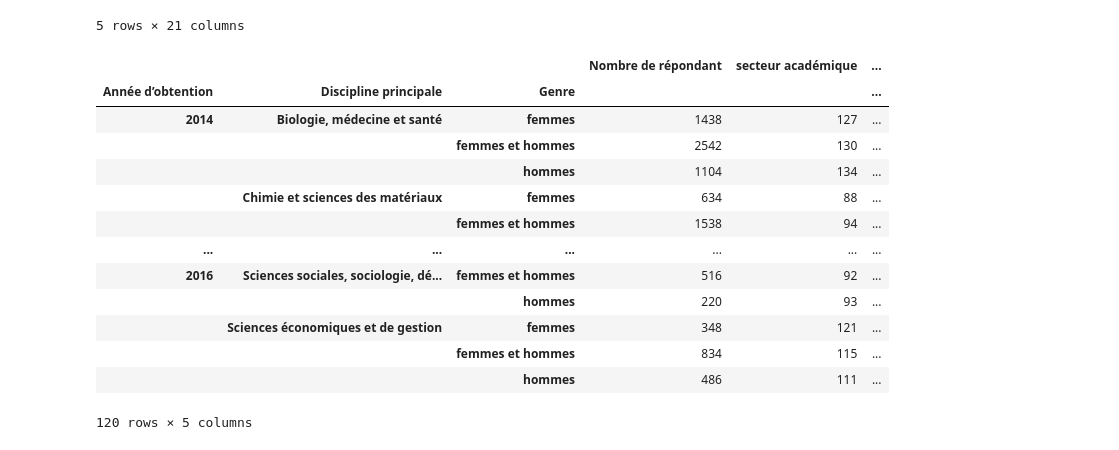
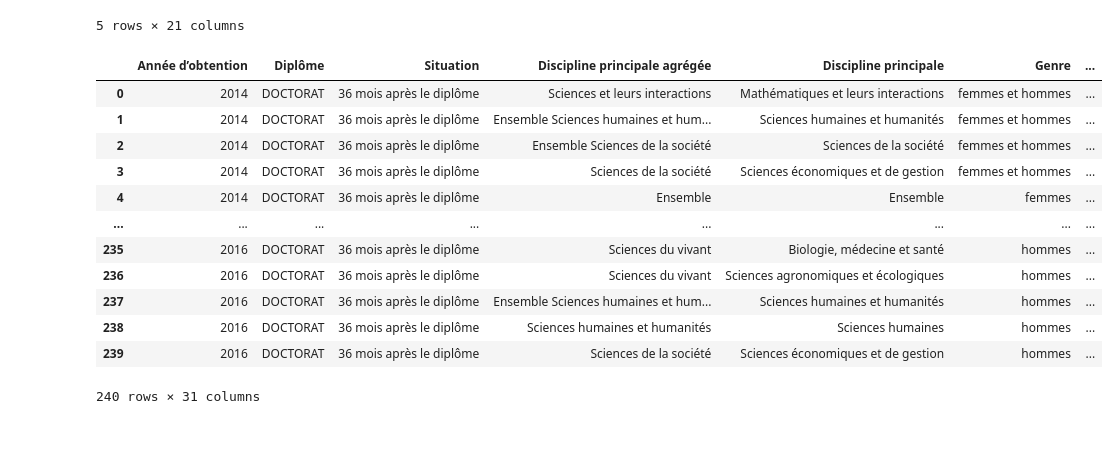
Before and after one commit to smtux/DUDA, a Jupyter notebook: inser_pro/src/pro.ipynb, the cells around one changed output. Saved outputs shown, nothing was run; the diff lists cells and outputs as text; code cells hidden in the pictures.

Commit message:
modification du code du projet perso

```diff
--- a/inser_pro/src/pro.ipynb
+++ b/inser_pro/src/pro.ipynb
@@ -582,22 +582,34 @@ ins_prof_doctorat.head()
 | 3 | 2014 | DOCTORAT | 36 mois après le diplôme | Sciences de la société | Sciences économiques et de gestion | femmes et hommes | ... |
 | 4 | 2014 | DOCTORAT | 36 mois après le diplôme | Ensemble | Ensemble | femmes | ... |
 5 rows × 21 columns
+# %%
+# colonnes des pourcentages
+percent_col = ins_prof_doctorat.columns[7:17]
+
+# total de personnes pour chaque discipline par année
+total = ins_prof_doctorat["Nombre de répondant"]
+
+# Convertion des taux en nombre de personnes
+for col in percent_col:
+    ins_prof_doctorat["nb_" + col] = round(total * (ins_prof_doctorat[col] / 100))
+# %%
+ins_prof_doctorat
+# %% [output]
+|  | Année d’obtention | Diplôme | Situation | Discipline principale agrégée | Discipline principale | Genre | ... |
+| 0 | 2014 | DOCTORAT | 36 mois après le diplôme | Sciences et leurs interactions | Mathématiques et leurs interactions | femmes et hommes | ... |
+| 1 | 2014 | DOCTORAT | 36 mois après le diplôme | Ensemble Sciences humaines et hum... | Sciences humaines et humanités | femmes et hommes | ... |
+| 2 | 2014 | DOCTORAT | 36 mois après le diplôme | Ensemble Sciences de la société | Sciences de la société | femmes et hommes | ... |
+| 3 | 2014 | DOCTORAT | 36 mois après le diplôme | Sciences de la société | Sciences économiques et de gestion | femmes et hommes | ... |
+| 4 | 2014 | DOCTORAT | 36 mois après le diplôme | Ensemble | Ensemble | femmes | ... |
+| ... | ... | ... | ... | ... | ... | ... | ... |
+| 235 | 2016 | DOCTORAT | 36 mois après le diplôme | Sciences du vivant | Biologie, médecine et santé | hommes | ... |
+| 236 | 2016 | DOCTORAT | 36 mois après le diplôme | Sciences du vivant | Sciences agronomiques et écologiques | hommes | ... |
+| 237 | 2016 | DOCTORAT | 36 mois après le diplôme | Ensemble Sciences humaines et hum... | Sciences humaines et humanités | hommes | ... |
+| 238 | 2016 | DOCTORAT | 36 mois après le diplôme | Sciences humaines et humanités | Sciences humaines | hommes | ... |
+| 239 | 2016 | DOCTORAT | 36 mois après le diplôme | Sciences de la société | Sciences économiques et de gestion | hommes | ... |
+240 rows × 31 columns
 # %%
-ins_prof_doctorat.groupby(["Année d’obtention", "Discipline principale", "Genre"])[["Nombre de répondant", "secteur académique",
-                                                                                    "public hors secteur académique", "R&D privée",
-                                                                                    "privé hors secteur académique et R&D"]].sum()
+# Nombre de personnes par disciplines et année pour chaque secteur d'insertion professionnel
+df_secteur = ins_prof_doctorat.groupby(["Année d’obtention", "Discipline principale", "Genre"])[["Nombre de répondant", "nb_Part des femmes", "nb_secteur académique",
+                                                                                    "nb_public hors secteur académique", "nb_R&D privée",
+                                                                                    "nb_privé hors secteur académique et R&D", "nb_Taux d’emploi à l’étranger"]].sum()
-# %% [output]
-|  |  |  | Nombre de répondant | secteur académique | ... |
-| Année d’obtention | Discipline principale | Genre |  |  | ... |
-| 2014 | Biologie, médecine et santé | femmes | 1438 | 127 | ... |
-|  |  | femmes et hommes | 2542 | 130 | ... |
-|  |  | hommes | 1104 | 134 | ... |
-|  | Chimie et sciences des matériaux | femmes | 634 | 88 | ... |
-|  |  | femmes et hommes | 1538 | 94 | ... |
-| ... | ... | ... | ... | ... | ... |
-| 2016 | Sciences sociales, sociologie, dé... | femmes et hommes | 516 | 92 | ... |
-|  |  | hommes | 220 | 93 | ... |
-|  | Sciences économiques et de gestion | femmes | 348 | 121 | ... |
-|  |  | femmes et hommes | 834 | 115 | ... |
-|  |  | hommes | 486 | 111 | ... |
-120 rows × 5 columns
```
Also changed, not shown: parts of 5 cells of this notebook.
